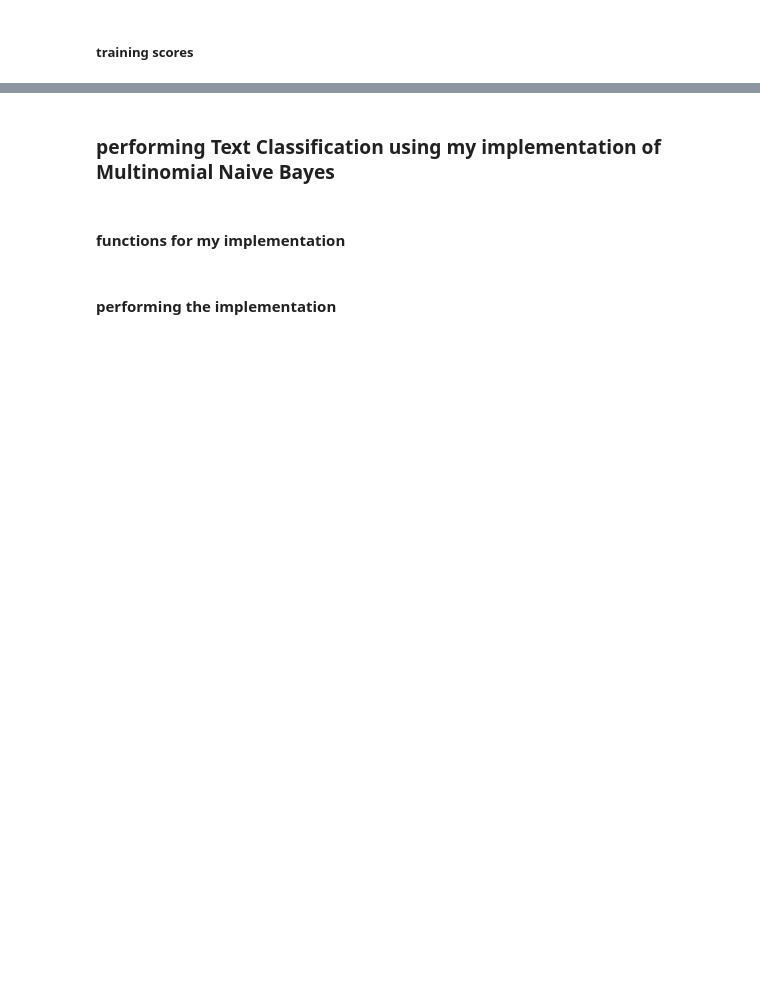
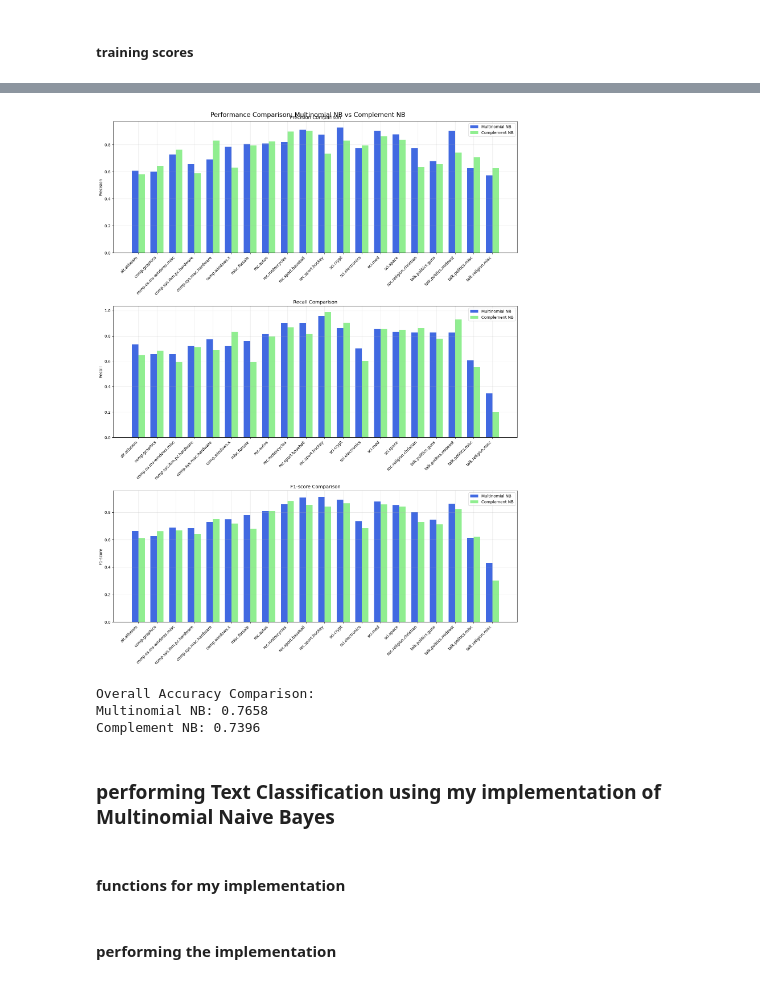
Before and after one commit to yino-Wang/Text-Classification-Na-ve-Bayes-Classifiers-, a Jupyter notebook: lab-assessment-task1.ipynb, the cells around one changed output, grey strips where cells are left out. Saved outputs shown, nothing was run; the diff lists cells and outputs as text; code cells hidden in the pictures; blank space fills up the shorter version.

```diff
--- a/lab-assessment-task1.ipynb
+++ b/lab-assessment-task1.ipynb
@@ -375,3 +557,46 @@ print(classification_report(Y_train, Y_predict_tr))
+# %%
+# Get performance metrics for both classifiers
+mnb_report = classification_report(Y_test, Y_predict, output_dict=True)
+cnb_report = classification_report(Y_test, Y_predict_cnb, output_dict=True)
+
+# Prepare data for plotting
+metrics = ['precision', 'recall', 'f1-score']
+classes = [class_name for class_name in mnb_report.keys()
+          if class_name not in ['accuracy', 'macro avg', 'weighted avg']]
+
+# Create subplots for each metric
+fig, axes = plt.subplots(len(metrics), 1, figsize=(15, 20))
+fig.suptitle('Performance Comparison: Multinomial NB vs Complement NB', fontsize=16)
+
+for i, metric in enumerate(metrics):
+    mnb_scores = [mnb_report[class_name][metric] for class_name in classes]
+    cnb_scores = [cnb_report[class_name][metric] for class_name in classes]
+
+    x = np.arange(len(classes))
+    width = 0.35
+
+    axes[i].bar(x - width/2, mnb_scores, width, label='Multinomial NB', color='royalblue')
+    axes[i].bar(x + width/2, cnb_scores, width, label='Complement NB', color='lightgreen')
+
+    axes[i].set_ylabel(metric.capitalize())
+    axes[i].set_title(f'{metric.capitalize()} Comparison')
+    axes[i].set_xticks(x)
+    axes[i].set_xticklabels(classes, rotation=45, ha='right')
+    axes[i].legend()
+    axes[i].grid(True, alpha=0.3)
+
+plt.tight_layout()
+plt.show()
+
+# Print overall accuracy comparison
+print("\nOverall Accuracy Comparison:")
+print(f"Multinomial NB: {mnb_report['accuracy']:.4f}")
+print(f"Complement NB: {cnb_report['accuracy']:.4f}")
+# %% [output]
+[figure, added]
+Overall Accuracy Comparison:
+Multinomial NB: 0.7658
+Complement NB: 0.7396
 # %% [markdown]
 ### performing Text Classification using my implementation of Multinomial Naive Bayes
 # %% [markdown]
```
Also changed, not shown: parts of 28 cells of this notebook.
